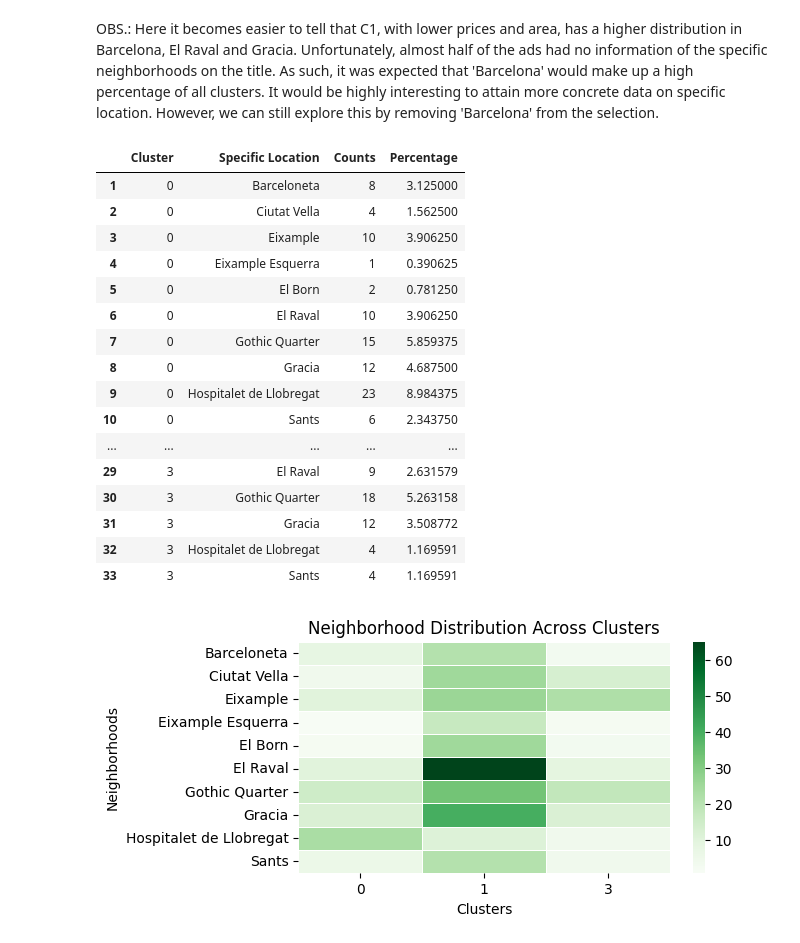
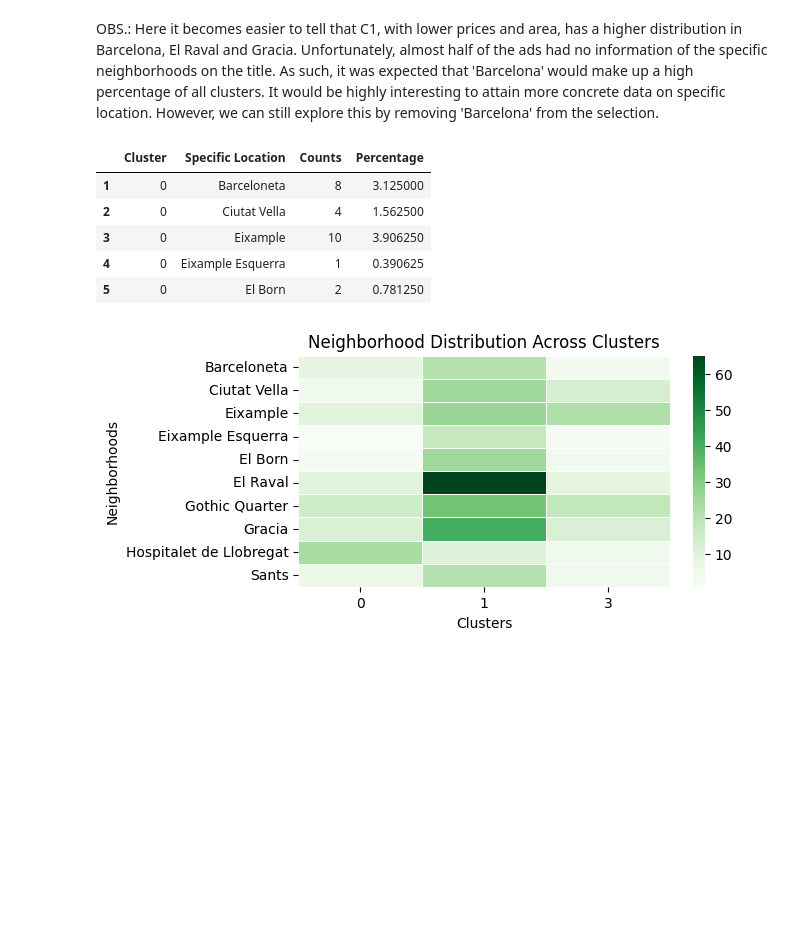
Before and after one commit to camilababo/Exploring-Task-Automation, a Jupyter notebook: Web_Scrapping/barcelona-rental-properties-analysis.ipynb, the cells around one changed output. Drawn from its saved outputs; the diff is of its cells as text; code cells hidden in the pictures; blank space fills up the shorter version.

```diff
--- a/Web_Scrapping/barcelona-rental-properties-analysis.ipynb
+++ b/Web_Scrapping/barcelona-rental-properties-analysis.ipynb
@@ -303,25 +294,14 @@ plt.show()
 OBS.: Here it becomes easier to tell that C1, with lower prices and area, has a higher distribution in Barcelona, El Raval and Gracia. Unfortunately, almost half of the ads had no information of the specific neighborhoods on the title. As such, it was expected that 'Barcelona' would make up a high percentage of all clusters. It would be highly interesting to attain more concrete data on specific location. However, we can still explore this by removing 'Barcelona' from the selection.
 # %%
 cluster_neighborhood_counts_nobcn = cluster_neighborhood_counts[cluster_neighborhood_counts['Specific Location'] != 'Barcelona']
-cluster_neighborhood_counts_nobcn
+cluster_neighborhood_counts_nobcn.head()
 # %% [output]
 |  | Cluster | Specific Location | Counts | Percentage |
 | 1 | 0 | Barceloneta | 8 | 3.125000 |
 | 2 | 0 | Ciutat Vella | 4 | 1.562500 |
 | 3 | 0 | Eixample | 10 | 3.906250 |
 | 4 | 0 | Eixample Esquerra | 1 | 0.390625 |
 | 5 | 0 | El Born | 2 | 0.781250 |
-| 6 | 0 | El Raval | 10 | 3.906250 |
-| 7 | 0 | Gothic Quarter | 15 | 5.859375 |
-| 8 | 0 | Gracia | 12 | 4.687500 |
-| 9 | 0 | Hospitalet de Llobregat | 23 | 8.984375 |
-| 10 | 0 | Sants | 6 | 2.343750 |
-| ... | ... | ... | ... | ... |
-| 29 | 3 | El Raval | 9 | 2.631579 |
-| 30 | 3 | Gothic Quarter | 18 | 5.263158 |
-| 31 | 3 | Gracia | 12 | 3.508772 |
-| 32 | 3 | Hospitalet de Llobregat | 4 | 1.169591 |
-| 33 | 3 | Sants | 4 | 1.169591 |
 # %%
 heatmap_data_nobcn = cluster_neighborhood_counts_nobcn.pivot(index='Cluster', columns='Specific Location', values='Counts').fillna(0)
 heatmap_data_flipped_nobcn = heatmap_data_nobcn.transpose()
```
Also changed, not shown: parts of 9 cells of this notebook.
